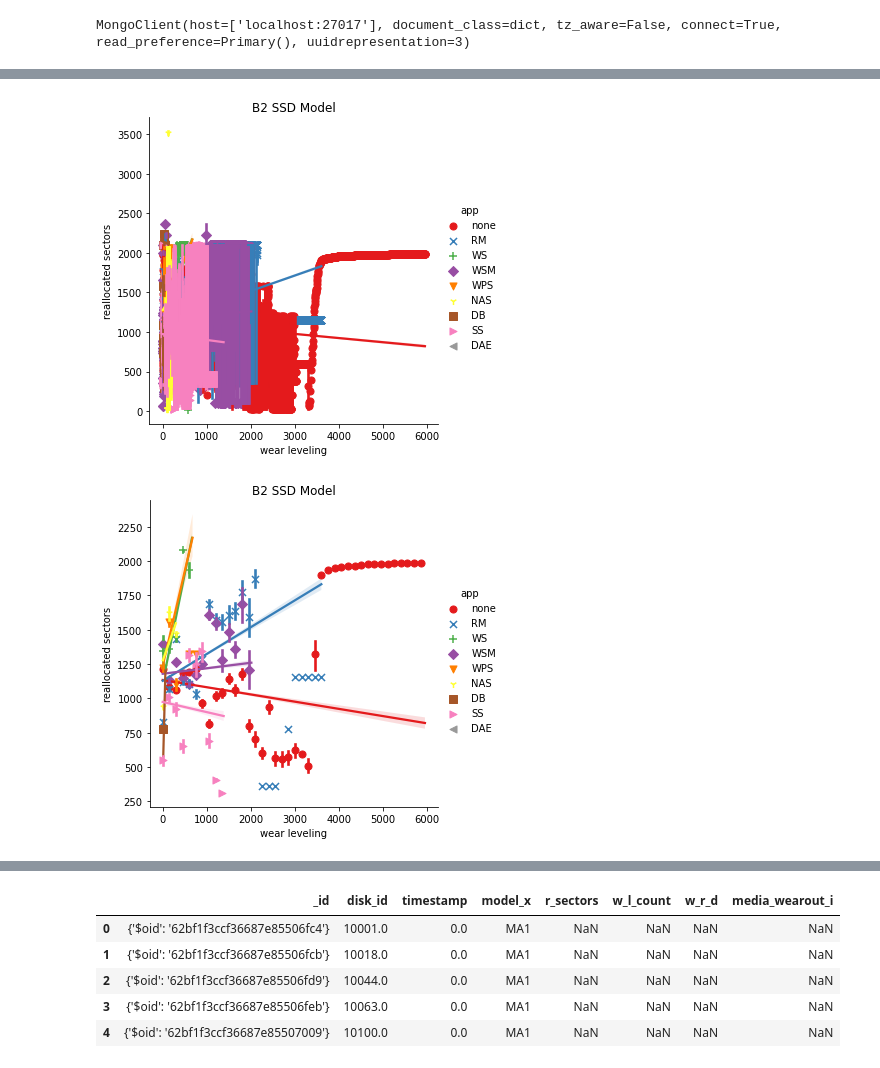
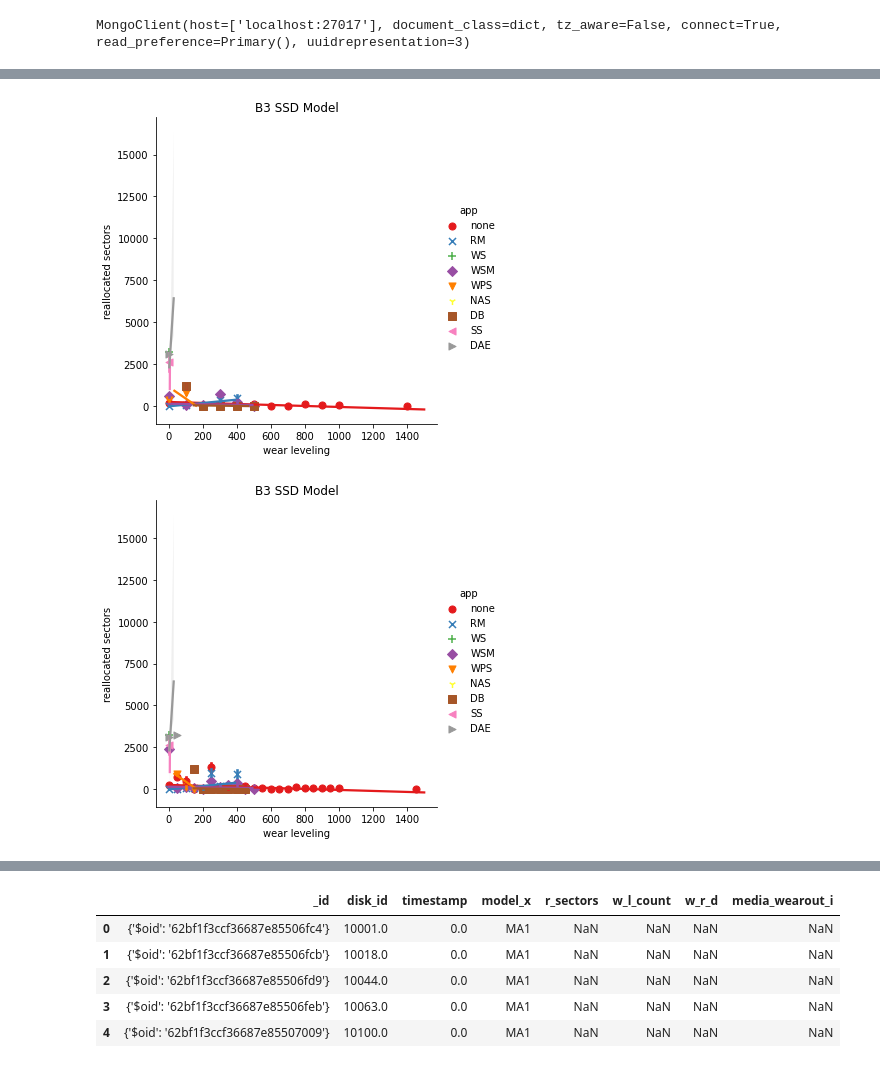
Before and after one commit to EricBorba/StorageFailurePredictor, a Jupyter notebook: Queries.ipynb, the cells around one changed output, grey strips where cells are left out. Cells and saved outputs as stored; diff of their text form; code cells hidden in the pictures.

```diff
--- a/Queries.ipynb
+++ b/Queries.ipynb
@@ -185,7 +185,7 @@ myclient = pym.MongoClient("mongodb://localhost:27017/")
 mydb = myclient["SMARTAttributesFilterOverWear"]
 mycol = mydb["s_m_a_r_t_att_over_wear"]
 
-myquery = { "model_x": { "$eq": "MB2" }}
+myquery = { "model_x": { "$eq": "MB1" }}
 myfields = {"disk_id":1, "r_sectors":1, "w_r_d":1, "_id":0}
 
 mydoc = mycol.find(myquery, myfields)
@@ -193,7 +193,7 @@ mydoc = mycol.find(myquery, myfields)
 list1 = list(mydoc)
 df =  pd.DataFrame(list1)
 # %%
-df["model_y"] = "B2"
+df["model_y"] = "B3"
 # %%
 result = pd.merge(df, df_AlibabaSnapShot_AllAppsSSDsLocation[['disk_id', 'model_y', 'app']], on=['disk_id', 'model_y'], how='inner')
 # %%
@@ -203,6 +203,6 @@ len(result)
 # %%
+result.drop(result[result.w_r_d > 1500].index, inplace=True)
 result.drop(result[result.r_sectors < 10].index, inplace=True)
-#result.drop(result[result.w_r_d > 1500].index, inplace=True)
 # %%
 result.head()
 # %% [output]
@@ -251,13 +273,14 @@ plt.savefig('/root/analysisJul29/B2Model/B25.pdf', dpi=300)
 # %%
-graph = sns.lmplot(x="w_r_d", y="r_sectors", hue="app", hue_order=['none','RM','WS','WSM', 'WPS', 'NAS', 'DB', 'SS', 'DAE'],data=result, markers=["o", "x", "+", "D", "v", "1", "s", ">", "<"], palette="Set1", x_estimator=np.mean, x_ci="ci", ci=60, fit_reg=True)
-graph.set(xlabel ="wear leveling", ylabel = "reallocated sectors", title ='B2 SSD Model')
-plt.savefig('/root/analysisJul29/B2Model/B26.pdf', dpi=300)
+bin=np.arange(0,1500,100)
+graph = sns.lmplot(x="w_r_d", y="r_sectors", hue="app", hue_order=['none','RM','WS','WSM', 'WPS', 'NAS', 'DB', 'SS', 'DAE'],data=result, palette="Set1", markers=["o", "x", "+", "D", "v", "1", "s", "<", ">"], x_estimator=np.mean, x_ci="ci", ci=90, fit_reg=True, x_bins=bin, truncate=True)
+graph.set(xlabel ="wear leveling", ylabel = "reallocated sectors", title ='B3 SSD Model')
+plt.savefig('/root/analysisJul29/B3Model/B39.pdf', dpi=300)
 # %% [output]
-[figure, old version]
+[figure, new version]
 # %%
-bin=np.arange(0,6000,150) #[150,300,450,600,750,900,1050,1200,1350]
-graph = sns.lmplot(x="w_r_d", y="r_sectors", hue="app", hue_order=['none','RM','WS','WSM', 'WPS', 'NAS', 'DB', 'SS', 'DAE'],data=result, palette="Set1", markers=["o", "x", "+", "D", "v", "1", "s", ">", "<"], x_estimator=np.mean, x_ci="ci", ci=90, fit_reg=True, x_bins=bin, truncate=True, scatter=True)
-graph.set(xlabel ="wear leveling", ylabel = "reallocated sectors", title ='B2 SSD Model')
-plt.savefig('/root/analysisJul29/B2Model/B27.pdf', dpi=300)
+bin=np.arange(0,1500,50)
+graph = sns.lmplot(x="w_r_d", y="r_sectors", hue="app", hue_order=['none','RM','WS','WSM', 'WPS', 'NAS', 'DB', 'SS', 'DAE'],data=result, palette="Set1", markers=["o", "x", "+", "D", "v", "1", "s", "<", ">"], x_estimator=np.mean, x_ci="ci", ci=90, fit_reg=True, x_bins=bin, truncate=True)
+graph.set(xlabel ="wear leveling", ylabel = "reallocated sectors", title ='B3 SSD Model')
+plt.savefig('/root/analysisJul29/B3Model/B310.pdf', dpi=300)
 # %% [output]
-[figure, old version]
+[figure, new version]
```
Also changed, not shown: parts of 18 cells of this notebook.
